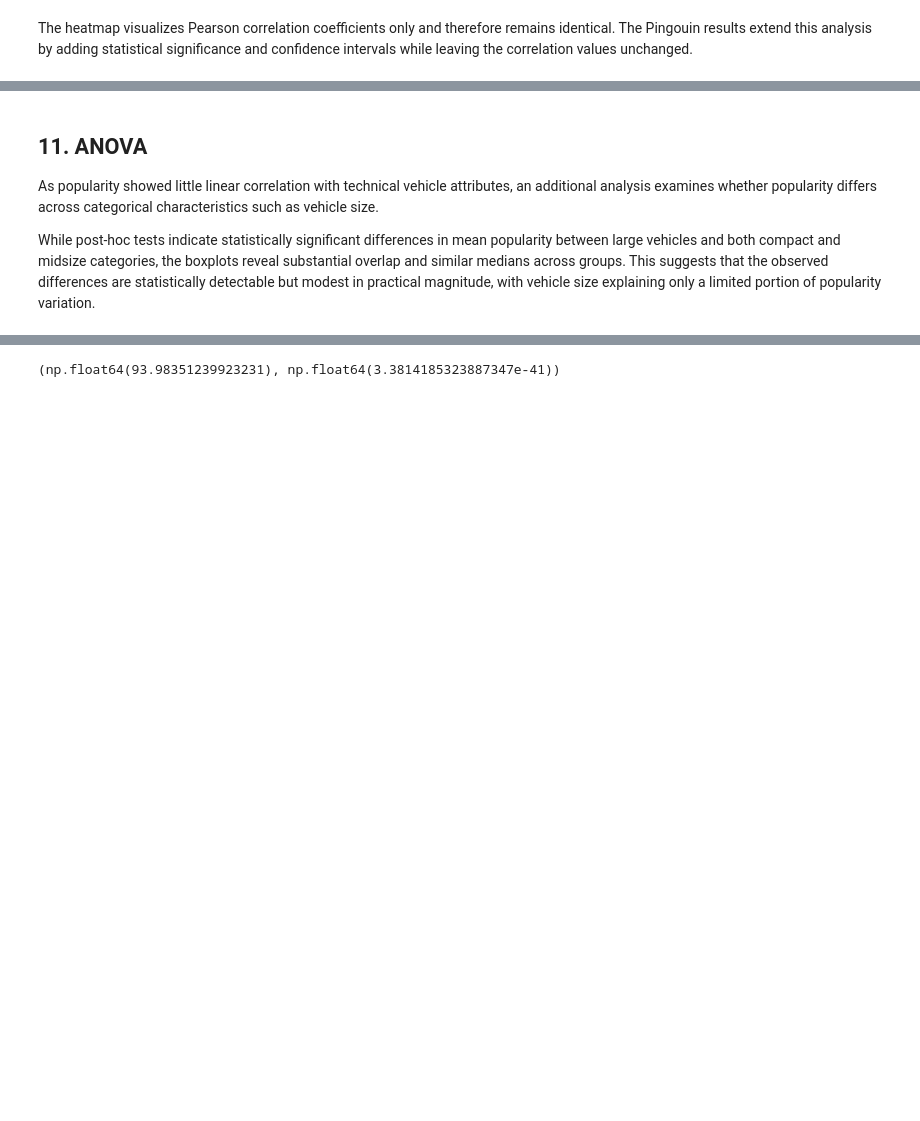
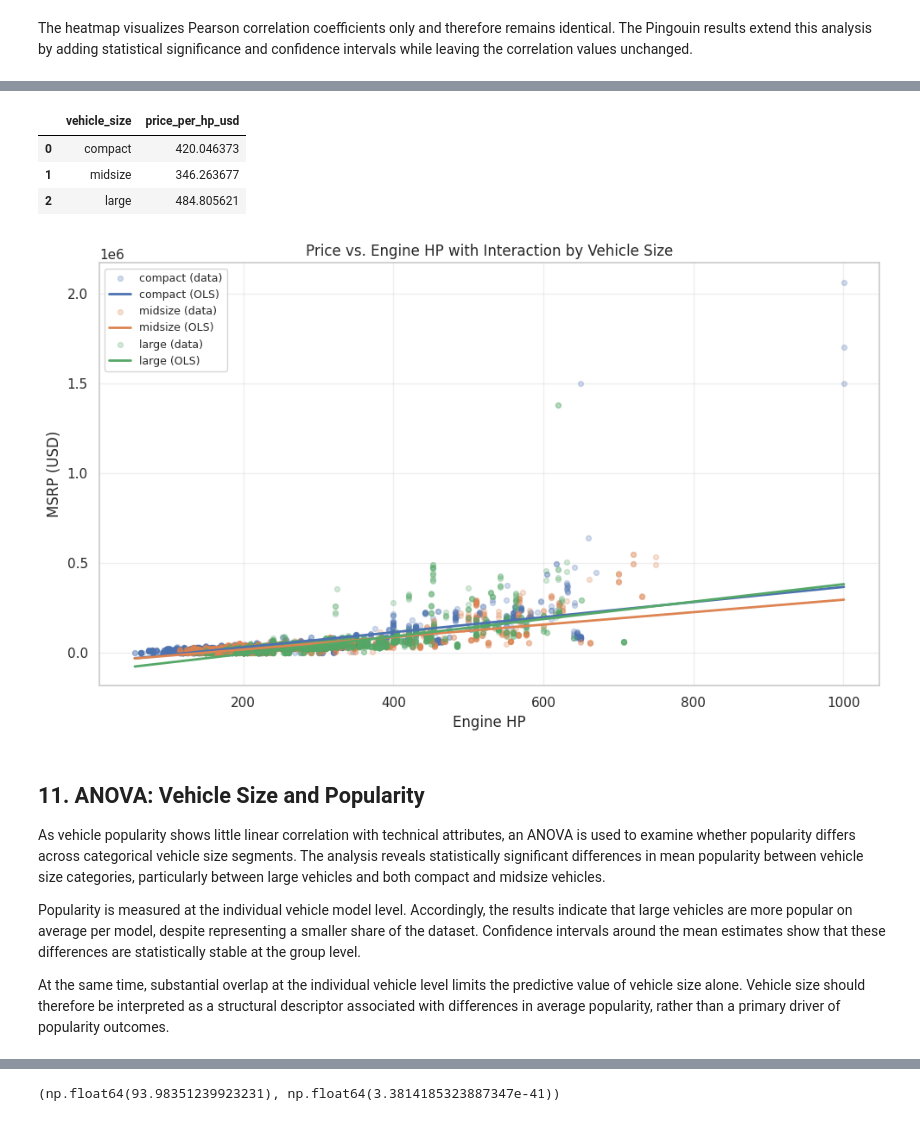
Before and after one commit to t-jor/car-market-analysis, a Jupyter notebook: notebooks/car_market_analysis.ipynb, the cells around one changed output, grey strips where cells are left out. Drawn from its saved outputs; the diff is of its cells as text; code cells hidden in the pictures; blank space fills up the shorter version.

```diff
--- a/notebooks/car_market_analysis.ipynb
+++ b/notebooks/car_market_analysis.ipynb
@@ -1170,0 +1273,8 @@ Notes:
+# %%
+# Estimate interaction model: allows horsepower effect on price to vary by vehicle size
+model_interaction = smf.ols(
+    "msrp ~ engine_hp * C(vehicle_size)",
+    data=df_car_analysis
+).fit()
+
+print(model_interaction.summary())
@@ -1171,5 +1299,69 @@ Notes:
+# %%
+# Derive marginal price effect per horsepower for each vehicle size segment
+params = model_interaction.params
+
+effects = pd.DataFrame({
+    "vehicle_size": ["compact", "midsize", "large"],
+    "price_per_hp_usd": [
+        params["engine_hp"],
+        params["engine_hp"] + params["engine_hp:C(vehicle_size)[T.midsize]"],
+        params["engine_hp"] + params["engine_hp:C(vehicle_size)[T.large]"],
+    ]
+})
+
+effects
+# %% [output]
+|  | vehicle_size | price_per_hp_usd |
+| 0 | compact | 420.046373 |
+| 1 | midsize | 346.263677 |
+| 2 | large | 484.805621 |
+# %%
+# Prepare relevant data for plot
+dfp = df_car_analysis[["msrp", "engine_hp", "vehicle_size"]].dropna().copy()
+
+hp_grid = np.linspace(
+    dfp["engine_hp"].min(),
+    dfp["engine_hp"].max(),
+    150
+)
+
+# Create plot
+fig, ax = plt.subplots(figsize=(10, 6))
+
+for size in ["compact", "midsize", "large"]:
+    sub = dfp[dfp["vehicle_size"] == size]
+
+    # Scatter
+    ax.scatter(
+        sub["engine_hp"],
+        sub["msrp"],
+        alpha=0.25,
+        s=18,
+        label=f"{size} (data)"
+    )
+
+    # Prediction
+    pred_df = pd.DataFrame({
+        "engine_hp": hp_grid,
+        "vehicle_size": size
+    })
+
+    yhat = model_interaction.predict(pred_df)
+    ax.plot(hp_grid, yhat, linewidth=2, label=f"{size} (OLS)")
+
+ax.set_title("Price vs. Engine HP with Interaction by Vehicle Size")
+ax.set_xlabel("Engine HP")
+ax.set_ylabel("MSRP (USD)")
+ax.grid(True, alpha=0.3)
+ax.legend(fontsize=9)
+plt.tight_layout()
+plt.show()
+# %% [output]
+[figure, added]
 # %% [markdown]
-## **11. ANOVA**
-As popularity showed little linear correlation with technical vehicle attributes, an additional analysis examines whether popularity differs across categorical characteristics such as vehicle size.
+## **11. ANOVA: Vehicle Size and Popularity**
+As vehicle popularity shows little linear correlation with technical attributes, an ANOVA is used to examine whether popularity differs across categorical vehicle size segments. The analysis reveals statistically significant differences in mean popularity between vehicle size categories, particularly between large vehicles and both compact and midsize vehicles.
 
-While post-hoc tests indicate statistically significant differences in mean popularity between large vehicles and both compact and midsize categories, the boxplots reveal substantial overlap and similar medians across groups. This suggests that the observed differences are statistically detectable but modest in practical magnitude, with vehicle size explaining only a limited portion of popularity variation.
+Popularity is measured at the individual vehicle model level. Accordingly, the results indicate that large vehicles are more popular on average per model, despite representing a smaller share of the dataset. Confidence intervals around the mean estimates show that these differences are statistically stable at the group level.
+
+At the same time, substantial overlap at the individual vehicle level limits the predictive value of vehicle size alone. Vehicle size should therefore be interpreted as a structural descriptor associated with differences in average popularity, rather than a primary driver of popularity outcomes.
```
Also changed, not shown: parts of 23 cells of this notebook.
